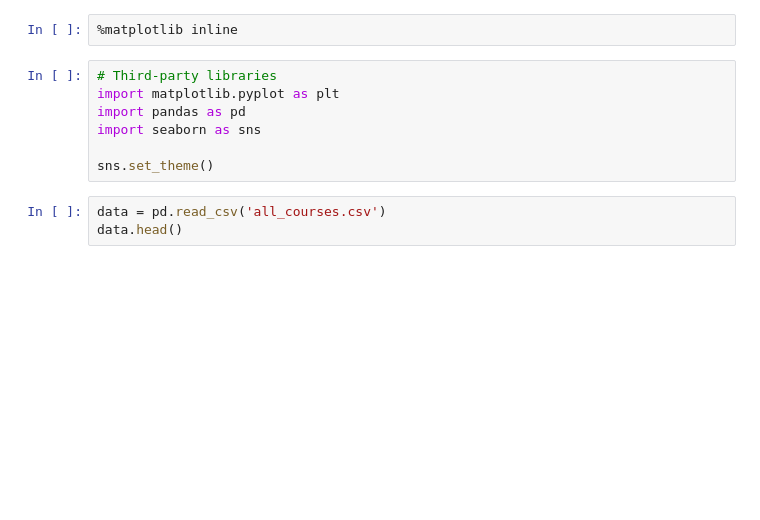
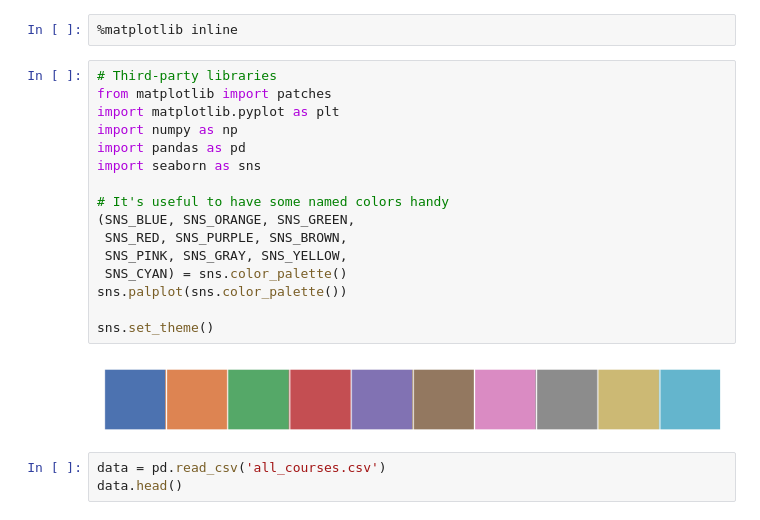
Before and after one commit to wetchler/ben, a Jupyter notebook: Analysis.ipynb, the cells around one changed output. Drawn from its saved outputs; the diff is of its cells as text; blank space fills up the shorter version.

```diff
--- a/Analysis.ipynb
+++ b/Analysis.ipynb
@@ -4,11 +4,22 @@
 %matplotlib inline
 # %%
 # Third-party libraries
+from matplotlib import patches
 import matplotlib.pyplot as plt
+import numpy as np
 import pandas as pd
 import seaborn as sns
 
+# It's useful to have some named colors handy
+(SNS_BLUE, SNS_ORANGE, SNS_GREEN,
+ SNS_RED, SNS_PURPLE, SNS_BROWN,
+ SNS_PINK, SNS_GRAY, SNS_YELLOW,
+ SNS_CYAN) = sns.color_palette()
+sns.palplot(sns.color_palette())
+
 sns.set_theme()
+# %% [output]
+[figure, added]
 # %%
 data = pd.read_csv('all_courses.csv')
 data.head()
```
Also changed, not shown: parts of 6 cells of this notebook, 1 other file.
